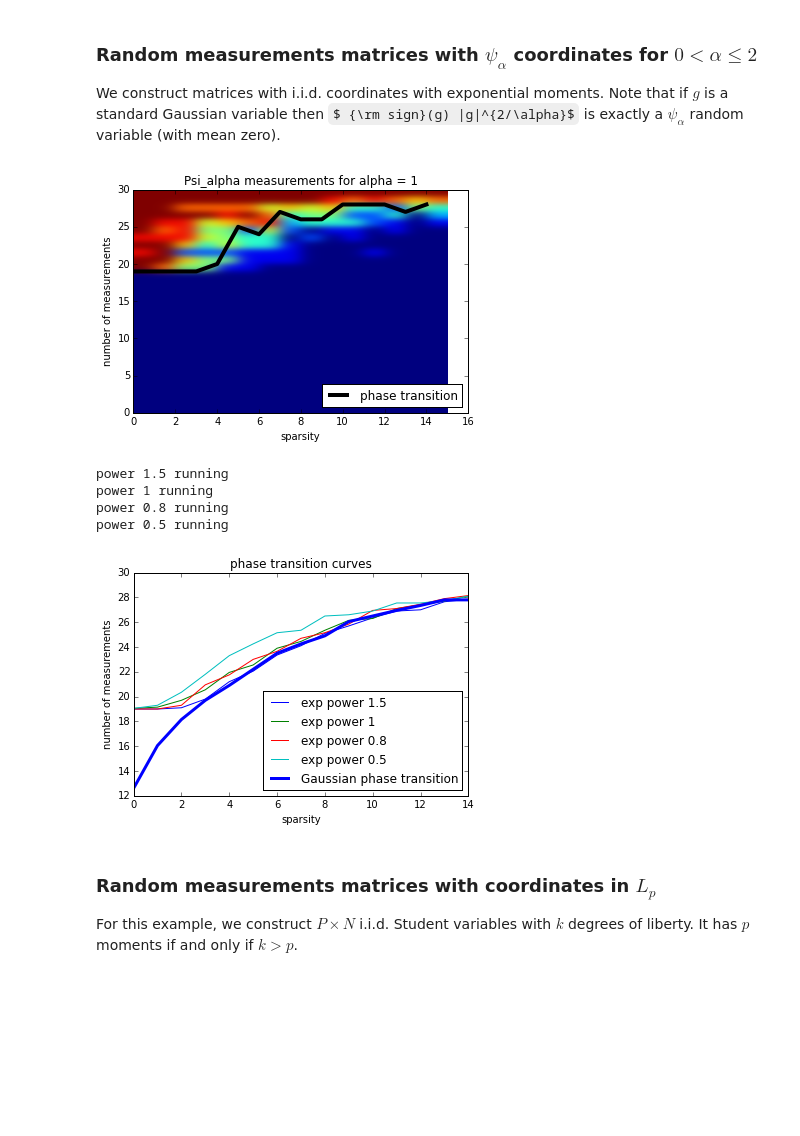
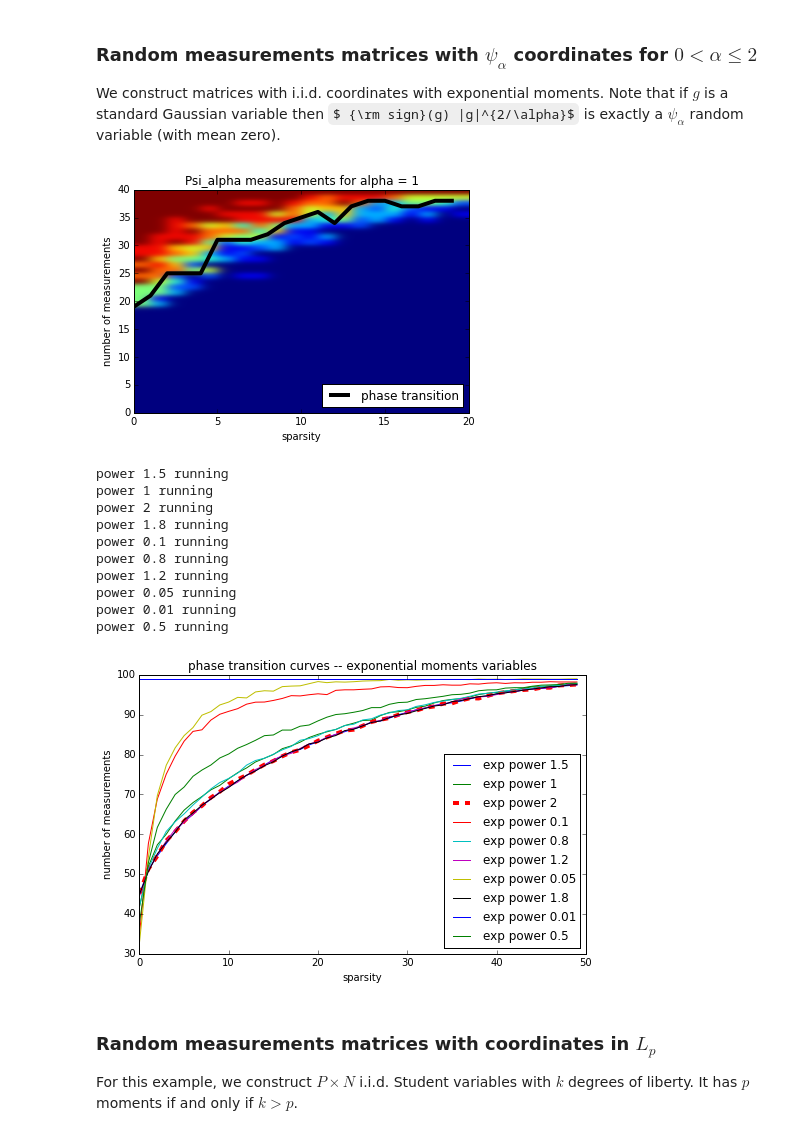
Before and after one commit to lecueguillaume/notebooks_python, a Jupyter notebook: research_paper_Dirksen_Rauhut_Lecue/phase_transition.ipynb, the cells around one changed output. Cells and saved outputs as stored; diff of their text form; code cells hidden in the pictures; some formulas as TeX source; blank space fills up the shorter version.

```diff
--- a/research_paper_Dirksen_Rauhut_Lecue/phase_transition.ipynb
+++ b/research_paper_Dirksen_Rauhut_Lecue/phase_transition.ipynb
@@ -308,6 +312,8 @@ with open(filename, "w") as f:
 f.close()
 # %%
 #import the phase transition from the file 'gaussian_phase_transition.txt'
+import csv
+N = 100
 filename = 'gaussian_phase_transition_{}.txt'.format(N)
 with open(filename, "r") as inputfile:
     L_gauss = list(csv.reader(inputfile))
@@ -366,7 +372,7 @@ def phase_transition_mat_exp_power(N, nbiter, gamma, nbtest, alpha):
             PTM[P-1, sparsity-1] = nb_success
     return PTM
 # %%
-N, nbiter, gamma, nbtest, alpha = 30, 20, 1, 10, 1
+N, nbiter, gamma, nbtest, alpha = 40, 20, 1, 10, 1
 mat = phase_transition_mat_exp_power(N, nbiter, gamma, nbtest, alpha)
 # %%
 P_min, P_max, S_min, S_max = 0, N, 0, int(N/2)
@@ -385,11 +391,11 @@ plt.legend(loc=4)
 filename = "exp_power_{}_{}.png".format(alpha, N)
 plt.savefig(filename,bbox_inches='tight')
 # %% [output]
-[figure, old version]
+[figure, new version]
 # %%
-N, nbiter, gamma, nbtest, nb_curves = 30, 20, 1, 10, 20
+N, nbiter, gamma, nbtest, nb_curves = 100, 20, 1, 16, 30
 L = zeros(int(N/2))
-dict_exp_power = {1: L, 1.5: L, 0.8: L, 0.5: L}
+dict_exp_power = {2: L, 1.8: L, 1.5: L, 1.2: L, 1: L, 0.8: L, 0.5: L, 0.1: L, 0.05: L, 0.01: L}
 for alpha in dict_exp_power.keys():
     print("power {} running".format(alpha))
     for i in range(nb_curves):
@@ -400,33 +406,43 @@ for alpha in dict_exp_power.keys():
 # %% [output]
 power 1.5 running
 power 1 running
+power 2 running
+power 1.8 running
+power 0.1 running
 power 0.8 running
+power 1.2 running
+power 0.05 running
+power 0.01 running
 power 0.5 running
 # %%
 #save the dictionary of phase transitions curves for later use
 import pickle
-with open('dictionnaries_exp_power_100_v2.p', 'wb') as fp:
-    pickle.dump(dict_exp_power, fp)
+#with open('dictionnaries_exp_power_100_v3.p', 'wb') as fp:
+#    pickle.dump(dict_exp_power, fp)
 
 #to load the dictionary
-#with open('dictionnaries_exp_power_100.p', 'rb') as fp:
-#    dict_exp_power = pickle.load(fp)
+with open('dictionnaries_exp_power_100_v3.p', 'rb') as fp:
+    dict_exp_power = pickle.load(fp)
 # %%
+#N = 100
+plt.figure(figsize=(8,5))
 X = range(int(N/2))
 for key in dict_exp_power.keys():
-    if key != 2:
-        L = dict_exp_power[key]
-        text = 'exp power {}'.format(key)
+    L = dict_exp_power[key]
+    text = 'exp power {}'.format(key)
+    if key == 2:
+        plot(X, L, 'r--', label = text, linewidth=4)
+    else:
         plot(X, L, label = text)
 plt.legend(loc=4)
 plt.xlabel('sparsity')
 plt.ylabel('number of measurements')
-plt.title('phase transition curves')
-plot(X,L_gauss, linewidth=3, color = 'blue', label="Gaussian phase transition")
+plt.title('phase transition curves -- exponential moments variables')
+#plot(X,L_gauss, linewidth=3, color = 'blue', label="Gaussian phase transition")
 plt.legend(loc=4)
-plt.savefig("phase_transition_curves_exp_power_100_v2.png",bbox_inches='tight')
+plt.savefig("phase_transition_curves_exp_power_100_v3.png",bbox_inches='tight')
 # %% [output]
-[figure, old version]
+[figure, new version]
 # %% [markdown]
 ### Random measurements matrices with coordinates in $L_p$
 For this example, we construct $P\times N$ i.i.d. Student variables with $k$ degrees of liberty. It has $p$ moments if and only if $k>p$.
```
Also changed, not shown: parts of 6 cells of this notebook, 15 other files.
